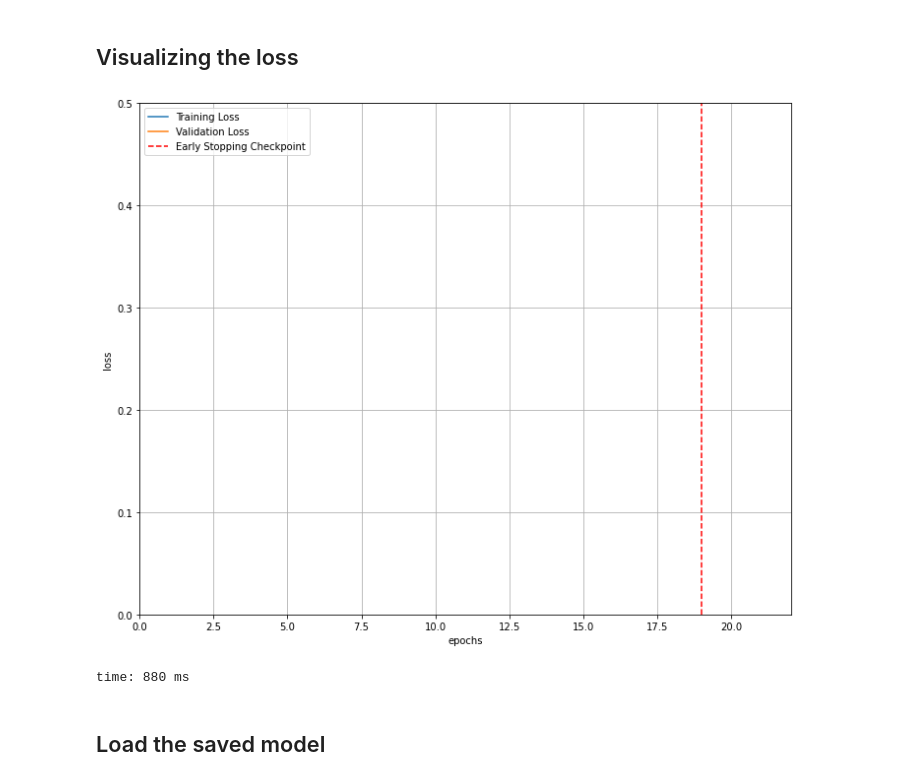
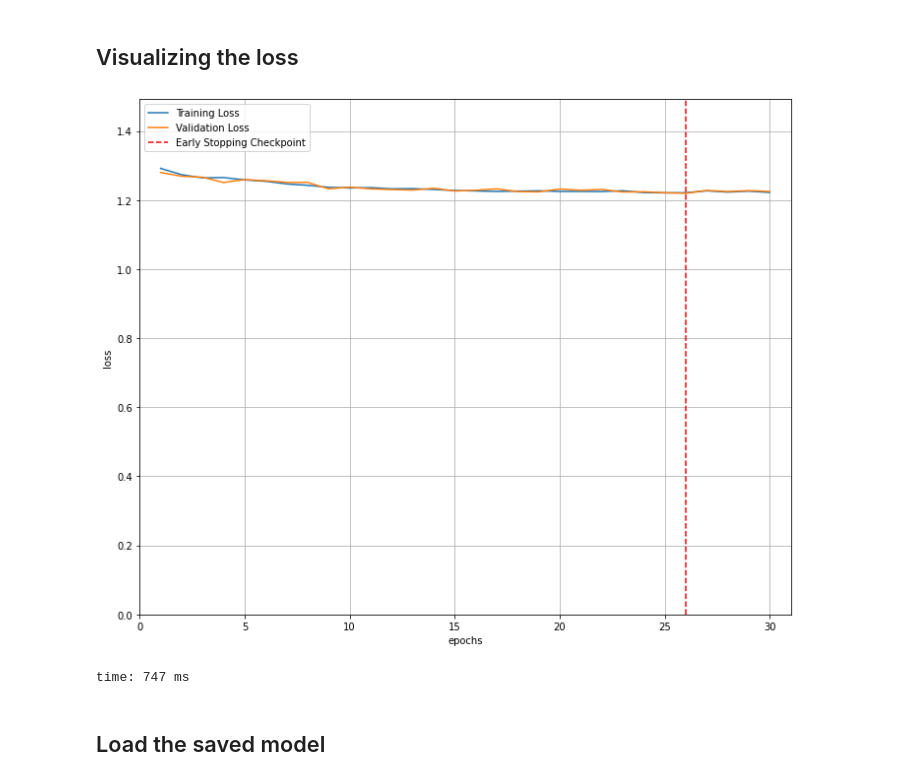
Before and after one commit to praveenraghuvanshi/eva4-p2-group, a Jupyter notebook: Session-2/Assignment-2/src/eva4p2s2.ipynb, the cells around one changed output. Saved outputs shown, nothing was run; the diff lists cells and outputs as text; code cells hidden in the pictures.

```diff
--- a/Session-2/Assignment-2/src/eva4p2s2.ipynb
+++ b/Session-2/Assignment-2/src/eva4p2s2.ipynb
@@ -308,8 +323,8 @@ for param in model.parameters():
 n_inputs = model.classifier[1].in_features
 
 model.classifier = torch.nn.Sequential(torch.nn.Linear(n_inputs, 512),
-                            # torch.nn.ReLU6(),
-                            # torch.nn.Dropout(0.2),
+                            torch.nn.ReLU6(),
+                            torch.nn.Dropout(0.2),
                             torch.nn.Linear(512, 4),
                             torch.nn.LogSoftmax(dim=1))
 # %% [output]
@@ -423,6 +438,7 @@ time: 35.3 ms
 ## Train Model
 # %%
 from torch.autograd import Variable
+from tqdm import tqdm
 
 def train_model(model, batch_size, patience, n_epochs):
 
@@ -439,7 +455,7 @@ def train_model(model, batch_size, patience, n_epochs):
     # early_stopping = EarlyStopping(patience=patience, verbose=True)
     early_stopping = EarlyStoppingOnAcc(patience=patience)
 
-    for epoch in range(1, n_epochs + 1):
+    for epoch in tqdm(range(1, n_epochs + 1)):
         for param_group in optimizer.param_groups:
           lr = param_group["lr"]
           print(f'\n **** learning rate: {lr}')
@@ -601,25 +588,25 @@ Validation score improved (42.45 --> 43.29). Saving model!
 # %%
 # visualize the loss as the network trained
 fig = plt.figure(figsize=(10,8))
 plt.plot(range(1,len(train_loss)+1),train_loss, label='Training Loss')
 plt.plot(range(1,len(valid_loss)+1),valid_loss,label='Validation Loss')
 
 # find position of lowest validation loss
 minposs = valid_loss.index(min(valid_loss))+1
 plt.axvline(minposs, linestyle='--', color='r',label='Early Stopping Checkpoint')
 
 plt.xlabel('epochs')
 plt.ylabel('loss')
-plt.ylim(0, 0.5) # consistent scale
+plt.ylim(0, max(train_loss) + 0.2) # consistent scale
 plt.xlim(0, len(train_loss)+1) # consistent scale
 plt.grid(True)
 plt.legend()
 plt.tight_layout()
 plt.show()
 fig.savefig('loss_plot.png', bbox_inches='tight')
 # %% [output]
-[figure, old version]
+[figure, new version]
-time: 880 ms
+time: 747 ms
 # %% [markdown]
 ## Load the saved model
 # %%
```
Also changed, not shown: parts of 37 cells of this notebook.
